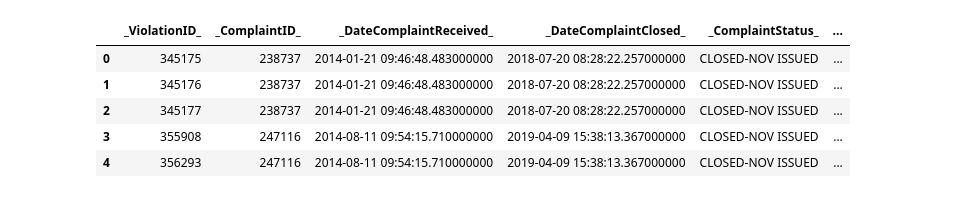
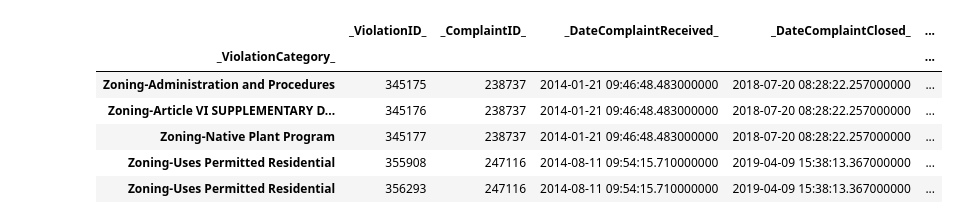
Before and after one commit to mrkjhsn/Planning-and-Development-Code-Violations-Scottsdale, a Jupyter notebook: Code_Violations_GIS_Projections.ipynb, the cells around one changed output. Cells and saved outputs as stored; diff of their text form; code cells hidden in the pictures.

```diff
--- a/Code_Violations_GIS_Projections.ipynb
+++ b/Code_Violations_GIS_Projections.ipynb
@@ -28,5 +28,8 @@ connection.close()
 code_violations['_Latitude_'] = pd.to_numeric(code_violations['_Latitude_'], errors="coerce")
 code_violations['_Longitude_'] = pd.to_numeric(code_violations['_Longitude_'], errors="coerce")
 
+# set 'ViolationCategory' as index
+code_violations.set_index('_ViolationCategory_', inplace=True)
+
 code_violations.head()
 # %% [output]
@@ -35,6 +36,7 @@ code_violations.head()
-|  | _ViolationID_ | _ComplaintID_ | _DateComplaintReceived_ | _DateComplaintClosed_ | _ComplaintStatus_ | ... |
-| 0 | 345175 | 238737 | 2014-01-21 09:46:48.483000000 | 2018-07-20 08:28:22.257000000 | CLOSED-NOV ISSUED | ... |
-| 1 | 345176 | 238737 | 2014-01-21 09:46:48.483000000 | 2018-07-20 08:28:22.257000000 | CLOSED-NOV ISSUED | ... |
-| 2 | 345177 | 238737 | 2014-01-21 09:46:48.483000000 | 2018-07-20 08:28:22.257000000 | CLOSED-NOV ISSUED | ... |
-| 3 | 355908 | 247116 | 2014-08-11 09:54:15.710000000 | 2019-04-09 15:38:13.367000000 | CLOSED-NOV ISSUED | ... |
-| 4 | 356293 | 247116 | 2014-08-11 09:54:15.710000000 | 2019-04-09 15:38:13.367000000 | CLOSED-NOV ISSUED | ... |
+|  | _ViolationID_ | _ComplaintID_ | _DateComplaintReceived_ | _DateComplaintClosed_ | ... |
+| _ViolationCategory_ |  |  |  |  | ... |
+| Zoning-Administration and Procedures | 345175 | 238737 | 2014-01-21 09:46:48.483000000 | 2018-07-20 08:28:22.257000000 | ... |
+| Zoning-Article VI SUPPLEMENTARY D... | 345176 | 238737 | 2014-01-21 09:46:48.483000000 | 2018-07-20 08:28:22.257000000 | ... |
+| Zoning-Native Plant Program | 345177 | 238737 | 2014-01-21 09:46:48.483000000 | 2018-07-20 08:28:22.257000000 | ... |
+| Zoning-Uses Permitted Residential | 355908 | 247116 | 2014-08-11 09:54:15.710000000 | 2019-04-09 15:38:13.367000000 | ... |
+| Zoning-Uses Permitted Residential | 356293 | 247116 | 2014-08-11 09:54:15.710000000 | 2019-04-09 15:38:13.367000000 | ... |
```
Also changed, not shown: parts of 21 cells of this notebook.
